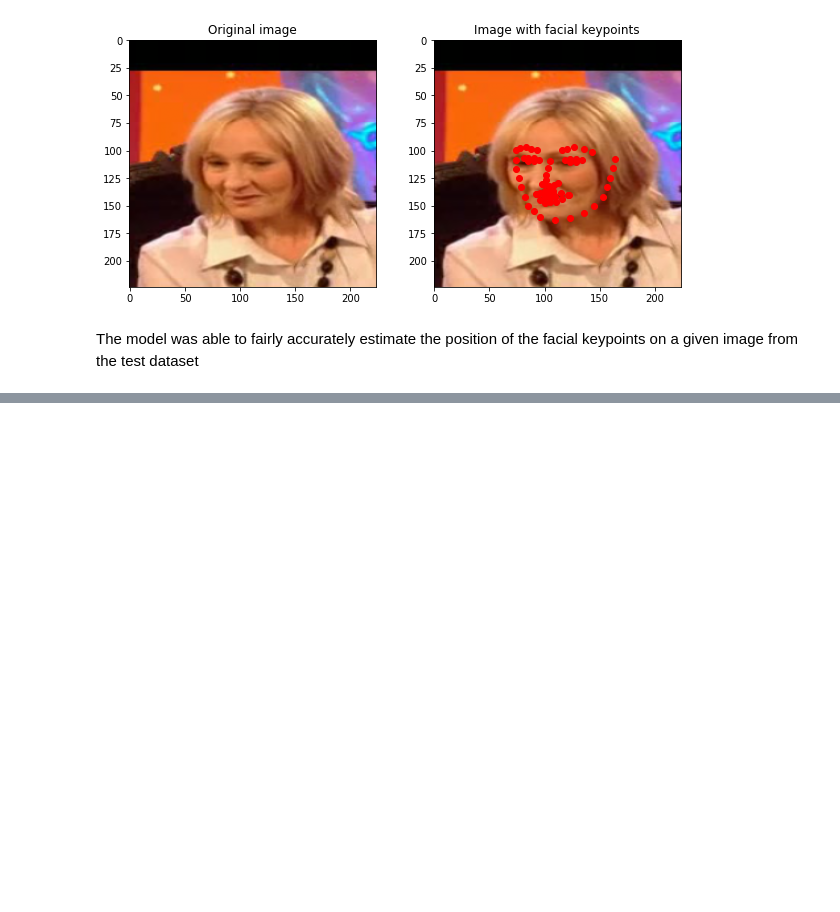
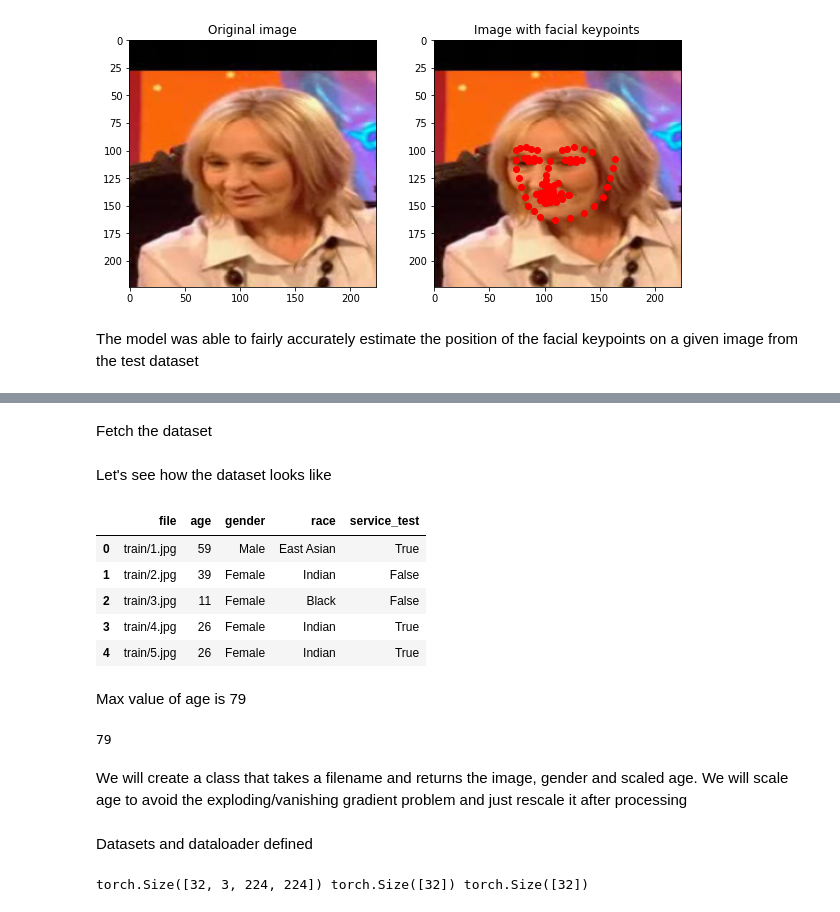
Before and after one commit to Voland24/ModernComputerVisionPytorch, a Jupyter notebook: Chapter_5_2_Multi_regression_Multi_task_learning.ipynb, the cells around one changed output, grey strips where cells are left out. Saved outputs shown, nothing was run; the diff lists cells and outputs as text; code cells hidden in the pictures; blank space fills up the shorter version.

```diff
--- a/Chapter_5_2_Multi_regression_Multi_task_learning.ipynb
+++ b/Chapter_5_2_Multi_regression_Multi_task_learning.ipynb
@@ -263,0 +285,2 @@ The model was able to fairly accurately estimate the position of the facial keyp
+# %% [markdown]
+Fetch the dataset
@@ -263,0 +306,21 @@ The model was able to fairly accurately estimate the position of the facial keyp
+# %% [markdown]
+Let's see how the dataset looks like
+# %%
+trn_df = pd.read_csv('fairface-label-train.csv')
+val_df = pd.read_csv('fairface-label-val.csv')
+trn_df.head()
+# %% [output]
+|  | file | age | gender | race | service_test |
+| 0 | train/1.jpg | 59 | Male | East Asian | True |
+| 1 | train/2.jpg | 39 | Female | Indian | False |
+| 2 | train/3.jpg | 11 | Female | Black | False |
+| 3 | train/4.jpg | 26 | Female | Indian | True |
+| 4 | train/5.jpg | 26 | Female | Indian | True |
+# %% [markdown]
+Max value of age is 79
+# %%
+trn_df['age'].max()
+# %% [output]
+79
+# %% [markdown]
+We will create a class that takes a filename and returns the image, gender and scaled age. We will scale age to avoid the exploding/vanishing gradient problem and just rescale it after processing
@@ -263,0 +363,12 @@ The model was able to fairly accurately estimate the position of the facial keyp
+# %% [markdown]
+Datasets and dataloader defined
+# %%
+trn = GenderAgeClass(trn_df)
+val = GenderAgeClass(val_df)
+
+train_loader = DataLoader(trn, batch_size = 32, shuffle = True, drop_last = True, collate_fn = trn.collate_fn)
+test_loader = DataLoader(val, batch_size = 32, collate_fn = val.collate_fn)
+a,b,c = next(iter(train_loader))
+print(a.shape, b.shape, c.shape)
+# %% [output]
+torch.Size([32, 3, 224, 224]) torch.Size([32]) torch.Size([32])
```
Also changed, not shown: parts of 17 cells of this notebook.
